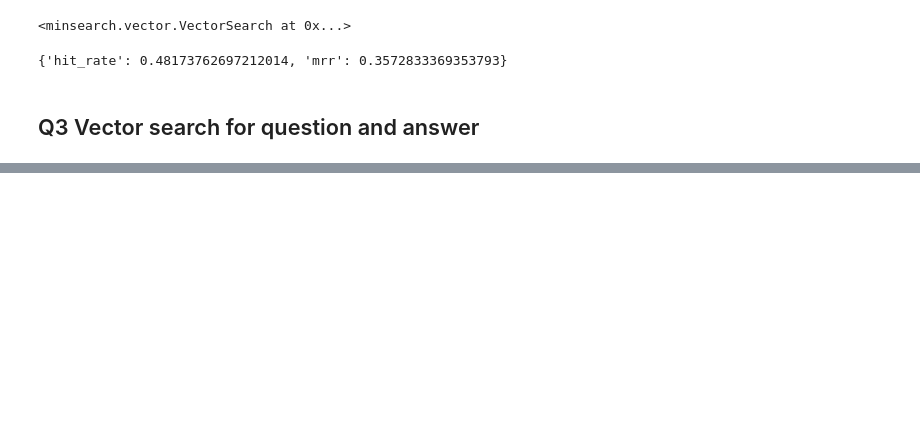
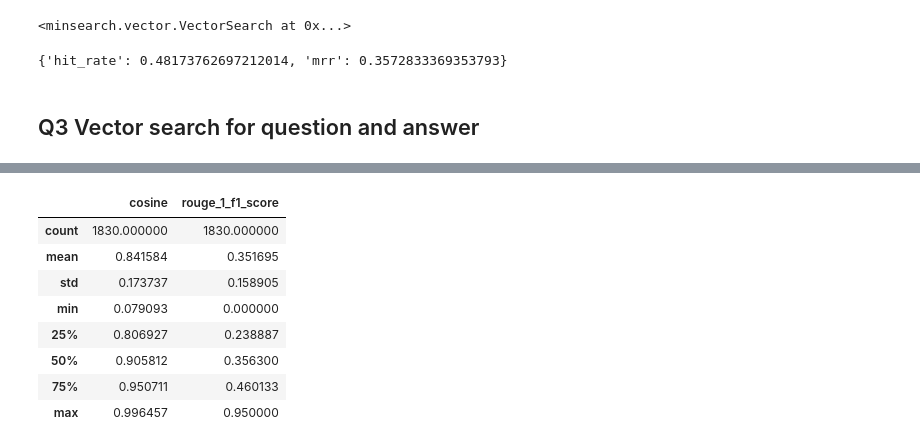
Before and after one commit to DaniloTeo/llm-zoomcamp-follow-along, a Jupyter notebook: 03-evaluation/homework-03.ipynb, the cells around one changed output, grey strips where cells are left out. Saved outputs shown, nothing was run; the diff lists cells and outputs as text; code cells hidden in the pictures; blank space fills up the shorter version.

```diff
--- a/03-evaluation/homework-03.ipynb
+++ b/03-evaluation/homework-03.ipynb
@@ -207,0 +299,6 @@ evaluate(ground_truth, minsearch_vector_q)
+# %%
+from rouge import Rouge
+rouge_scorer = Rouge()
+
+r = df_results.iloc[10]
+scores = rouge_scorer.get_scores(r.answer_llm, r.answer_orig)[0]
@@ -207,0 +317,27 @@ evaluate(ground_truth, minsearch_vector_q)
+# %%
+
+def compute_rouge_score(df):
+    f1_scores = []
+    results_dict = df.to_dict(orient='records')
+    for doc in tqdm(results_dict):
+        scores = rouge_scorer.get_scores(doc['answer_llm'], doc['answer_orig'])
+        rouge_1_f1_score = scores[0]['rouge-1']['f']
+        f1_scores.append(rouge_1_f1_score)
+
+    return f1_scores
+# %%
+scores = compute_rouge_score(df_results)
+# %%
+df_results['rouge_1_f1_score'] = scores
+# %%
+df_results.describe()
+# %% [output]
+|  | cosine | rouge_1_f1_score |
+| count | 1830.000000 | 1830.000000 |
+| mean | 0.841584 | 0.351695 |
+| std | 0.173737 | 0.158905 |
+| min | 0.079093 | 0.000000 |
+| 25% | 0.806927 | 0.238887 |
+| 50% | 0.905812 | 0.356300 |
+| 75% | 0.950711 | 0.460133 |
+| max | 0.996457 | 0.950000 |
```
Also changed, not shown: parts of 27 cells of this notebook.
